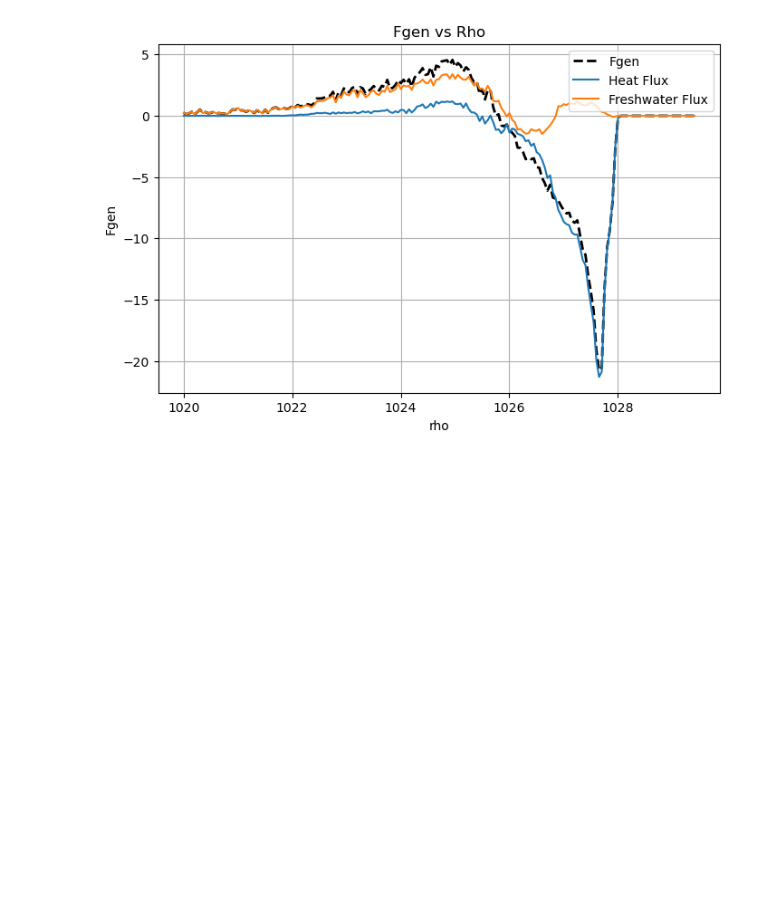
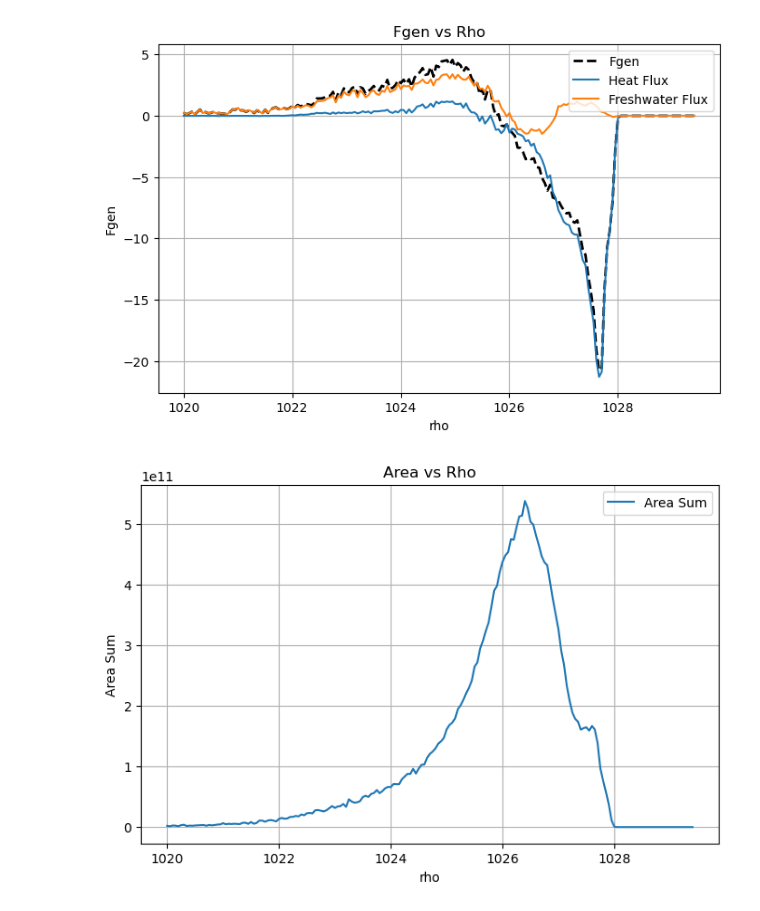
Before and after one commit to xuxingcheng/AMOC-Model-Performance-Analysis, a Jupyter notebook: scripts/Fgen_calculation_testing.ipynb, the cells around one changed output. Cells and saved outputs as stored; diff of their text form; code cells hidden in the pictures; blank space fills up the shorter version.

```diff
--- a/scripts/Fgen_calculation_testing.ipynb
+++ b/scripts/Fgen_calculation_testing.ipynb
@@ -282,6 +302,19 @@ plt.legend(loc='upper right')
 plt.show()
 # %% [output]
 [figure]
+# %%
+Fgen_clip = Fgen[(Fgen['rho'] >1020)]
+plt.figure(figsize=(8,5))
+plt.plot(Fgen_clip['rho'], Fgen_clip['AreaSum'], label = 'Area Sum')
+
+plt.xlabel('rho')
+plt.ylabel('Area Sum')
+plt.title('Area vs Rho')
+plt.grid(True)
+plt.legend(loc='upper right')
+plt.show()
+# %% [output]
+[figure, added]
 # %%
 save_path = f"/glade/work/stevenxu/AMOC_models/CESM1_Fgen.pkl"
 with open(save_path, "wb") as f:
```
Also changed, not shown: parts of 4 cells of this notebook.
